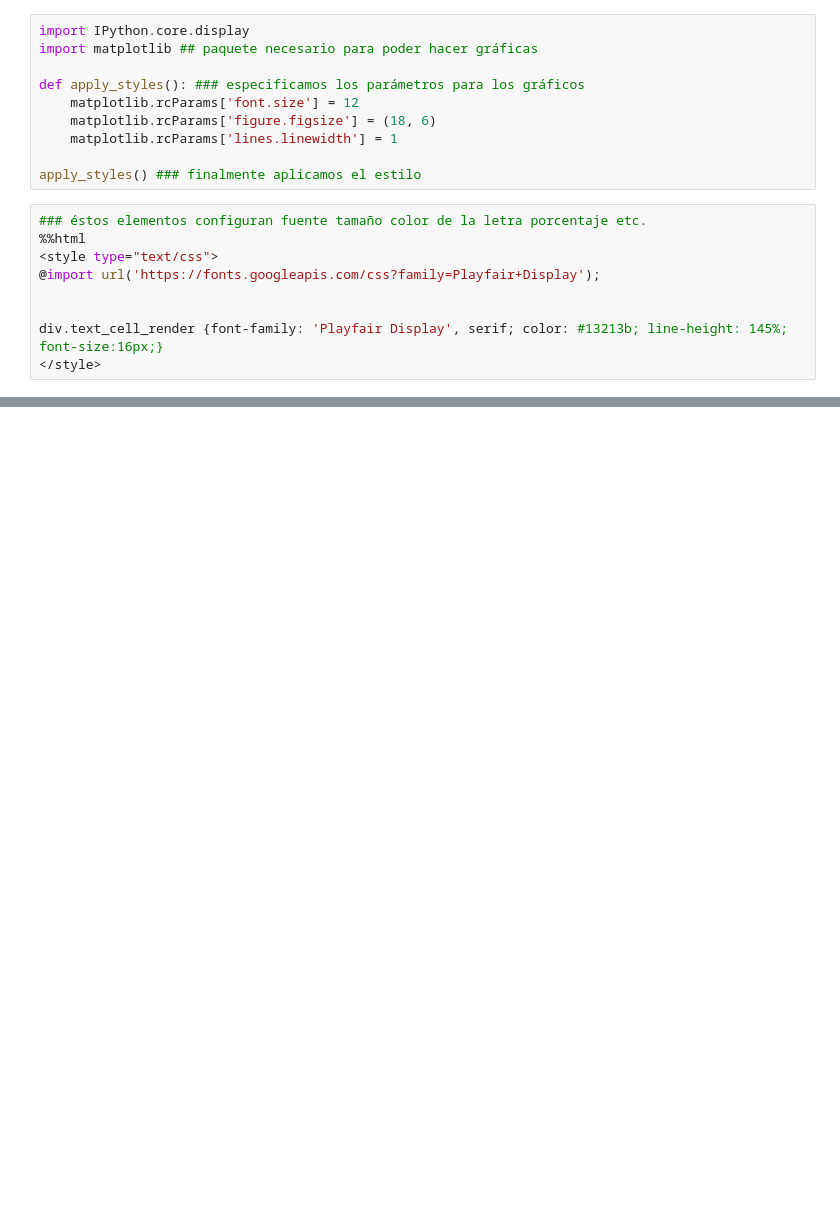
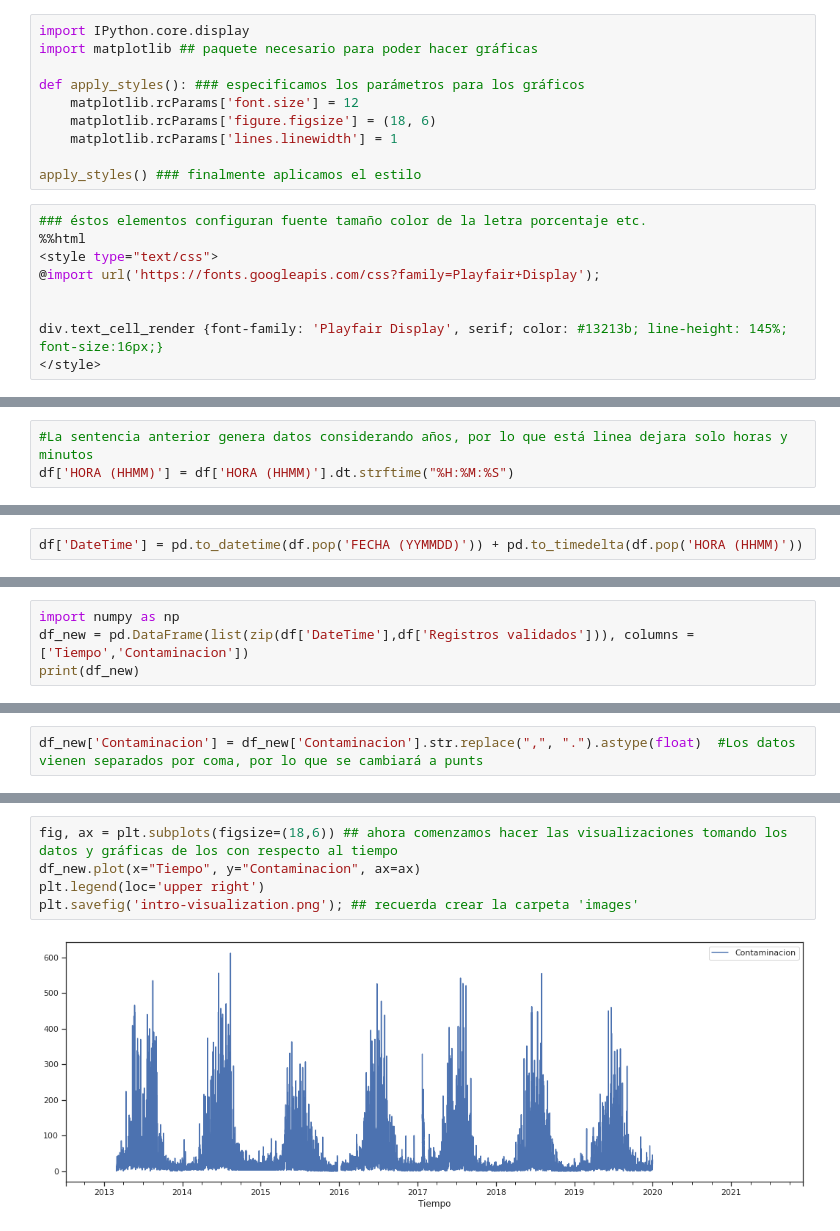
Before and after one commit to eletorres/MachineLearning, a Jupyter notebook: ProyectoML_LTorres.ipynb, the cells around one changed output, grey strips where cells are left out. Saved outputs shown, nothing was run; the diff lists cells and outputs as text; blank space fills up the shorter version.

```diff
--- a/ProyectoML_LTorres.ipynb
+++ b/ProyectoML_LTorres.ipynb
@@ -39,0 +102,3 @@ df.value.astype(int, copy=False);
+# %%
+#La sentencia anterior genera datos considerando años, por lo que está linea dejara solo horas y minutos
+df['HORA (HHMM)'] = df['HORA (HHMM)'].dt.strftime("%H:%M:%S")
@@ -39,0 +120,2 @@ df.value.astype(int, copy=False);
+# %%
+df['DateTime'] = pd.to_datetime(df.pop('FECHA (YYMMDD)')) + pd.to_timedelta(df.pop('HORA (HHMM)'))
@@ -39,0 +126,4 @@ df.value.astype(int, copy=False);
+# %%
+import numpy as np
+df_new = pd.DataFrame(list(zip(df['DateTime'],df['Registros validados'])), columns = ['Tiempo','Contaminacion'])
+print(df_new)
@@ -39,0 +145,2 @@ df.value.astype(int, copy=False);
+# %%
+df_new['Contaminacion'] = df_new['Contaminacion'].str.replace(",", ".").astype(float)  #Los datos vienen separados por coma, por lo que se cambiará a punts
@@ -39,0 +173,7 @@ df.value.astype(int, copy=False);
+# %%
+fig, ax = plt.subplots(figsize=(18,6)) ## ahora comenzamos hacer las visualizaciones tomando los datos y gráficas de los con respecto al tiempo
+df_new.plot(x="Tiempo", y="Contaminacion", ax=ax)
+plt.legend(loc='upper right')
+plt.savefig('intro-visualization.png'); ## recuerda crear la carpeta 'images'
+# %% [output]
+[figure, added]
```
Also changed, not shown: parts of 108 cells of this notebook.
